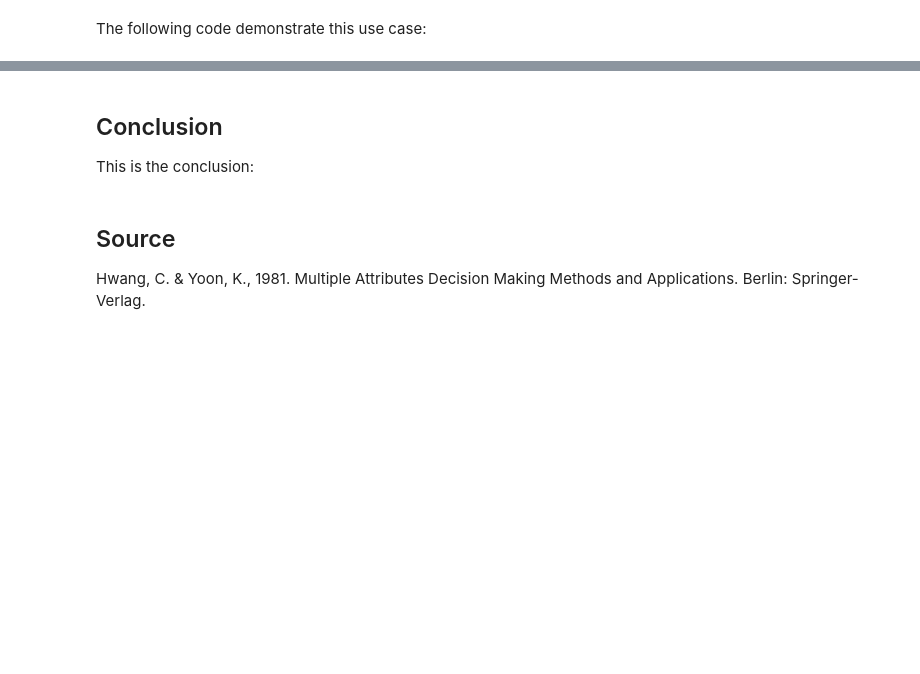
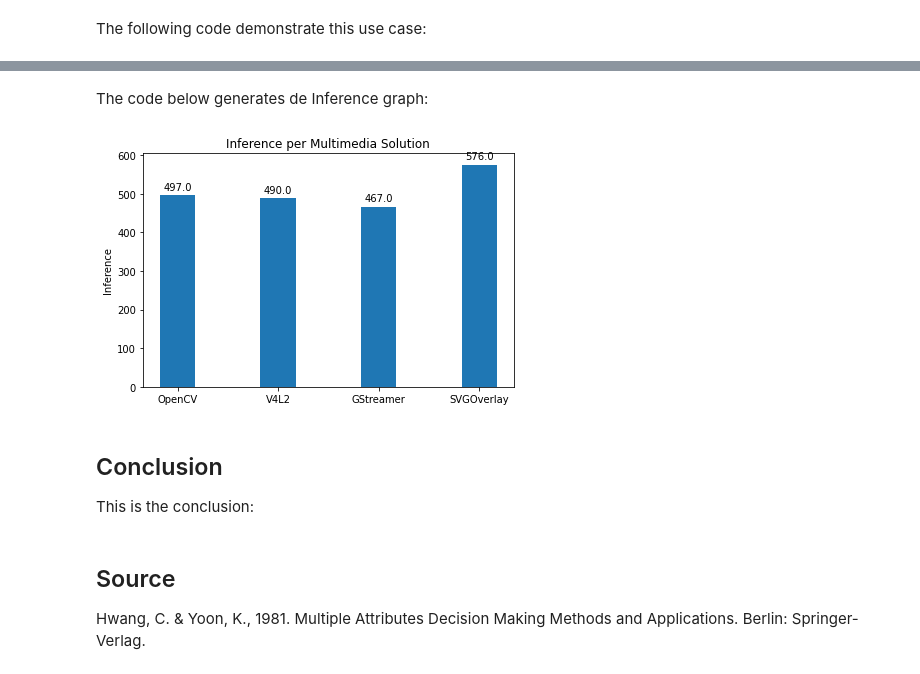
Before and after one commit to marcofrk/ia369_final_project, a Jupyter notebook: deliver/improving-machine-learning-experience.ipynb, the cells around one changed output, grey strips where cells are left out. Drawn from its saved outputs; the diff is of its cells as text; code cells hidden in the pictures; blank space fills up the shorter version.

```diff
--- a/deliver/improving-machine-learning-experience.ipynb
+++ b/deliver/improving-machine-learning-experience.ipynb
@@ -129,3 +183,12 @@ The following results.
+# %% [markdown]
+The code below generates de Inference graph:
+# %%
+from ObjectDetection import graphs
+
+inf_g = graphs()
+inf_g.start(inf, 'Inference')
+# %% [output]
+[figure, added]
 # %% [markdown]
 ## Conclusion
 
```
Also changed, not shown: parts of 7 cells of this notebook, 1 other file.
